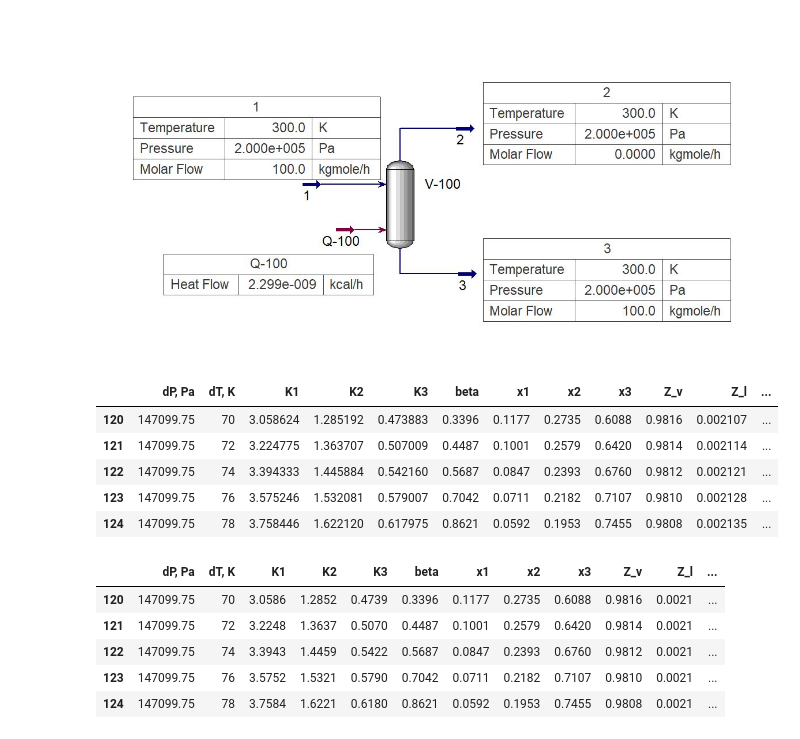
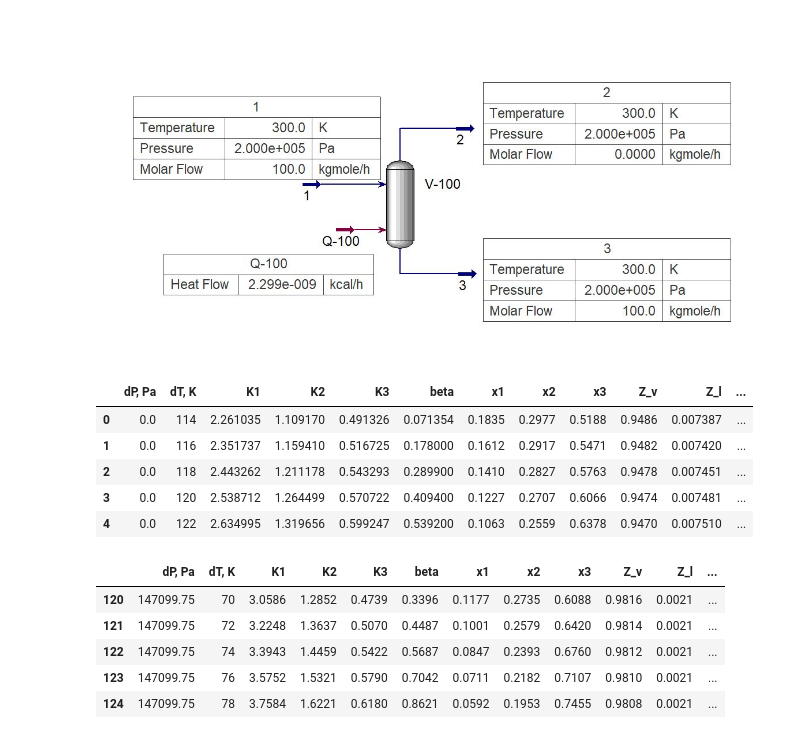
Before and after one commit to debasis321/CLL_761TermProject_Flash, a Jupyter notebook: testNotebook.ipynb, the cells around one changed output. Saved outputs shown, nothing was run; the diff lists cells and outputs as text; code cells hidden in the pictures.

```diff
--- a/testNotebook.ipynb
+++ b/testNotebook.ipynb
@@ -199,23 +213,23 @@ Image(filename='Capture.jpg')
 # %%
 
 
 
 # load HYSYS run Data from excel
 import pandas as pd
 import numpy as np
 import matplotlib.pyplot as plt
 import seaborn as sns
 import os
 
 hysys_data = pd.read_excel('HYSYSResult.xlsx', sheet_name='Selected')
-hysys_data.tail()
+hysys_data.head()
 # %% [output]
 |  | dP, Pa | dT, K | K1 | K2 | K3 | beta | x1 | x2 | x3 | Z_v | Z_l | ... |
-| 120 | 147099.75 | 70 | 3.058624 | 1.285192 | 0.473883 | 0.3396 | 0.1177 | 0.2735 | 0.6088 | 0.9816 | 0.002107 | ... |
-| 121 | 147099.75 | 72 | 3.224775 | 1.363707 | 0.507009 | 0.4487 | 0.1001 | 0.2579 | 0.6420 | 0.9814 | 0.002114 | ... |
-| 122 | 147099.75 | 74 | 3.394333 | 1.445884 | 0.542160 | 0.5687 | 0.0847 | 0.2393 | 0.6760 | 0.9812 | 0.002121 | ... |
-| 123 | 147099.75 | 76 | 3.575246 | 1.532081 | 0.579007 | 0.7042 | 0.0711 | 0.2182 | 0.7107 | 0.9810 | 0.002128 | ... |
-| 124 | 147099.75 | 78 | 3.758446 | 1.622120 | 0.617975 | 0.8621 | 0.0592 | 0.1953 | 0.7455 | 0.9808 | 0.002135 | ... |
+| 0 | 0.0 | 114 | 2.261035 | 1.109170 | 0.491326 | 0.071354 | 0.1835 | 0.2977 | 0.5188 | 0.9486 | 0.007387 | ... |
+| 1 | 0.0 | 116 | 2.351737 | 1.159410 | 0.516725 | 0.178000 | 0.1612 | 0.2917 | 0.5471 | 0.9482 | 0.007420 | ... |
+| 2 | 0.0 | 118 | 2.443262 | 1.211178 | 0.543293 | 0.289900 | 0.1410 | 0.2827 | 0.5763 | 0.9478 | 0.007451 | ... |
+| 3 | 0.0 | 120 | 2.538712 | 1.264499 | 0.570722 | 0.409400 | 0.1227 | 0.2707 | 0.6066 | 0.9474 | 0.007481 | ... |
+| 4 | 0.0 | 122 | 2.634995 | 1.319656 | 0.599247 | 0.539200 | 0.1063 | 0.2559 | 0.6378 | 0.9470 | 0.007510 | ... |
 # %%
 # run Heater against s1 stream for different cases and keep data record
 
```
Also changed, not shown: parts of 13 cells of this notebook, 5 other files.
